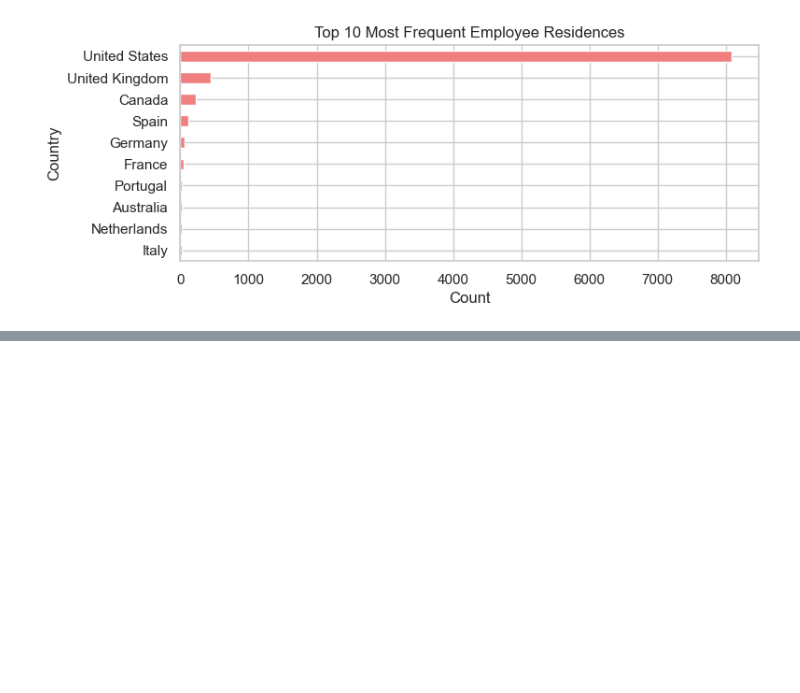
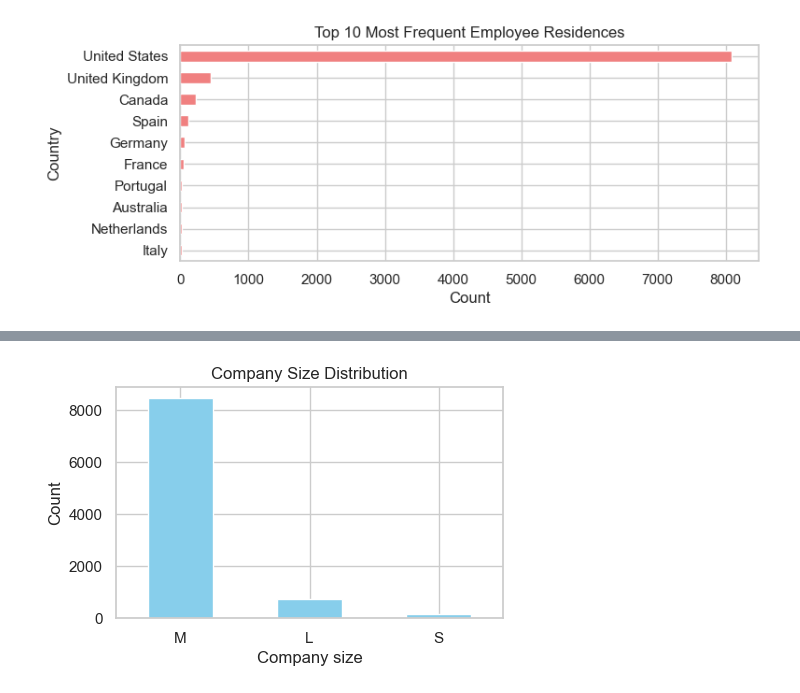
Before and after one commit to DaniloGrujic/data-jobs, a Jupyter notebook: Jobs In Data.ipynb, the cells around one changed output, grey strips where cells are left out. Cells and saved outputs as stored; diff of their text form; code cells hidden in the pictures; blank space fills up the shorter version.

```diff
--- a/Jobs In Data.ipynb
+++ b/Jobs In Data.ipynb
@@ -179,0 +189,11 @@ plt.show()
+# %%
+df['company_size'].value_counts().plot(kind='bar',
+                                       figsize=(5, 3),
+                                       rot=0,
+                                       title='Company Size Distribution',
+                                       xlabel='Company size',
+                                       ylabel='Count',
+                                       color='skyblue')
+plt.show()
+# %% [output]
+[figure, added]
```
Also changed, not shown: parts of 4 cells of this notebook.
